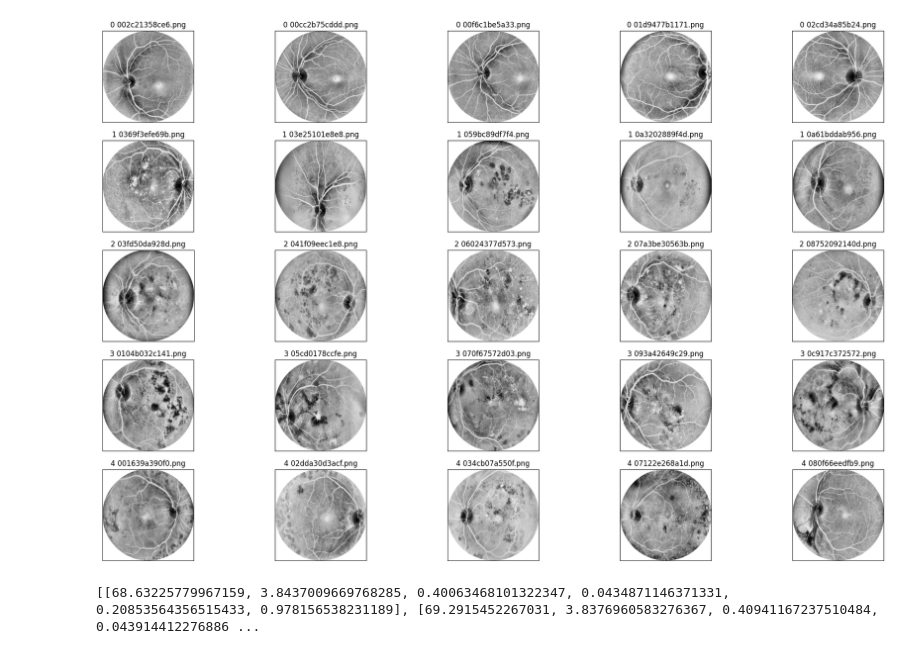
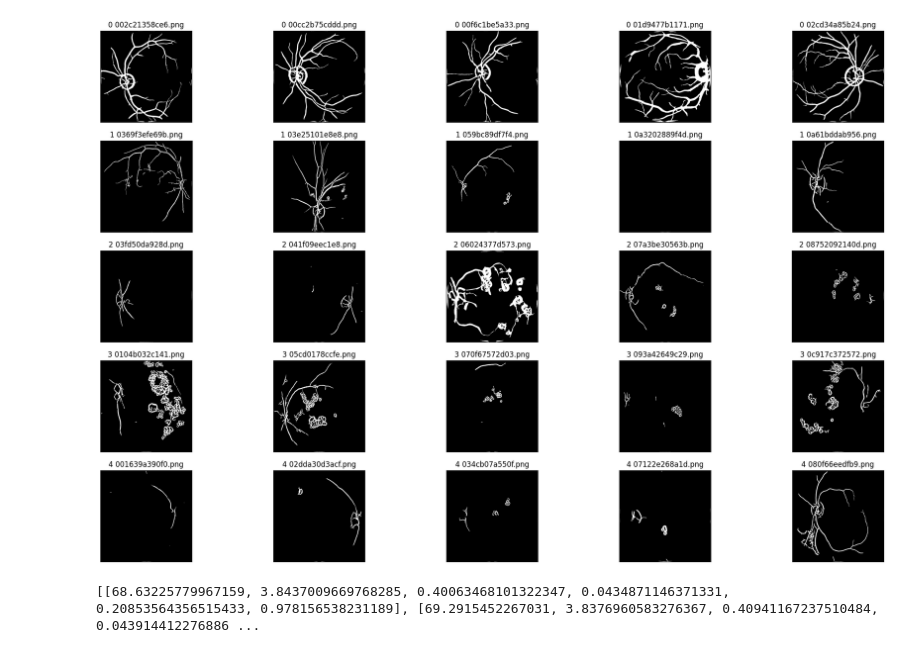
Before and after one commit to Bangik/diabetic-retinopathy-ml, a Jupyter notebook: image-processing/ImageProcessing3.ipynb, the cells around one changed output. Drawn from its saved outputs; the diff is of its cells as text; code cells hidden in the pictures.

Commit message:
try to detect blood vessel

```diff
--- a/image-processing/ImageProcessing3.ipynb
+++ b/image-processing/ImageProcessing3.ipynb
@@ -101,23 +101,23 @@ def processing2(img):
 # %%
 path_dataset = 'E:/Pawang Code/Diabetic Retinopathy/dataset_filter'
 fig = plt.figure(figsize=(25, 16))
 j= 0
 # temp = []
 for folder in os.listdir(path_dataset):
     sub_folder_files = os.listdir(os.path.join(path_dataset, folder))
     for i, filename in enumerate(sub_folder_files):
         ax = fig.add_subplot(5, 5, j+1, xticks=[], yticks=[])
         img = cv2.imread(os.path.join(path_dataset, folder, filename))
         img = circle_crop_v2(img)
-        img = processing(img)
+        img = vessel(img)
         plt.imshow(img, cmap='gray')
         ax.set_title(folder + ' ' + filename)
         # temp.append(glcm(img))
         j += 1
         if i == 4:
             break
 # %% [output]
-[figure, old version]
+[figure, new version]
 # %%
 print(temp)
 # %% [output]
```
